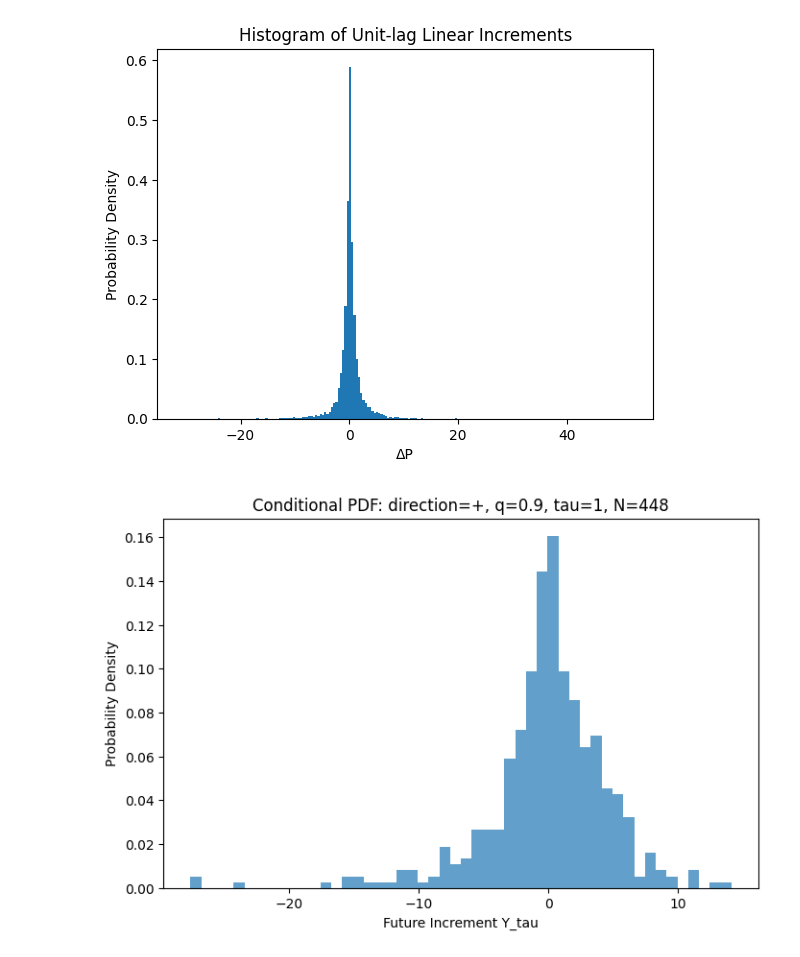
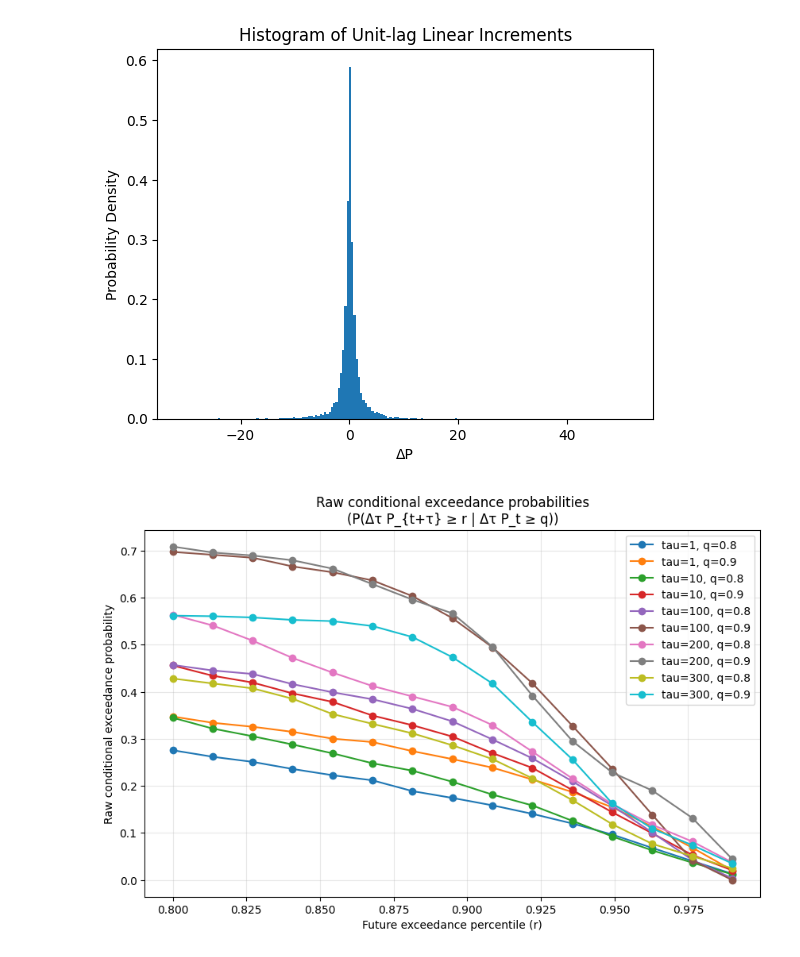
Before and after one commit to quantarram/quant-regime-research, a Jupyter notebook: notebooks/01_exploration.ipynb, the cells around one changed output. Drawn from its saved outputs; the diff is of its cells as text; code cells hidden in the pictures.

```diff
--- a/notebooks/01_exploration.ipynb
+++ b/notebooks/01_exploration.ipynb
@@ -172,15 +112,0 @@ pdfs = compute_conditional_pdfs(df, q_values=q_values, tau_list=tau_list, num_bi
-# %%
-direction = '+'
-q = 0.9
-tau = 1
-
-bin_centers, pdf_vals, n_samples = pdfs[direction][q][tau]
-
-plt.figure(figsize=(8,5))
-plt.bar(bin_centers, pdf_vals, width=bin_centers[1]-bin_centers[0], alpha=0.7)
-plt.title(f"Conditional PDF: direction={direction}, q={q}, tau={tau}, N={n_samples}")
-plt.xlabel("Future Increment Y_tau")
-plt.ylabel("Probability Density")
-plt.show()
-# %% [output]
-[figure, removed]
@@ -186,0 +148,23 @@ plt.show()
+# %%
+taus = [1,10,100,200,300]
+q_percentiles = [0.8, 0.9]
+r_percentiles = np.linspace(0.8, 0.99, 15)  # future exceedance percentiles
+
+plt.figure(figsize=(10,6))
+
+for tau in taus:
+    for q in q_percentiles:
+        r, prob = conditional_exceedance_percentile_fixed(
+            P, tau, q_percentile=q, direction='+', r_percentiles=r_percentiles
+        )
+        plt.plot(r, prob, marker='o', linestyle='-',
+                 label=f'tau={tau}, q={q}')
+
+plt.xlabel('Future exceedance percentile (r)')
+plt.ylabel('Raw conditional exceedance probability')
+plt.title('Raw conditional exceedance probabilities\n(P(Δτ P_{t+τ} ≥ r | Δτ P_t ≥ q))')
+plt.grid(alpha=0.3)
+plt.legend()
+plt.show()
+# %% [output]
+[figure, added]
```
Also changed, not shown: parts of 3 cells of this notebook.
